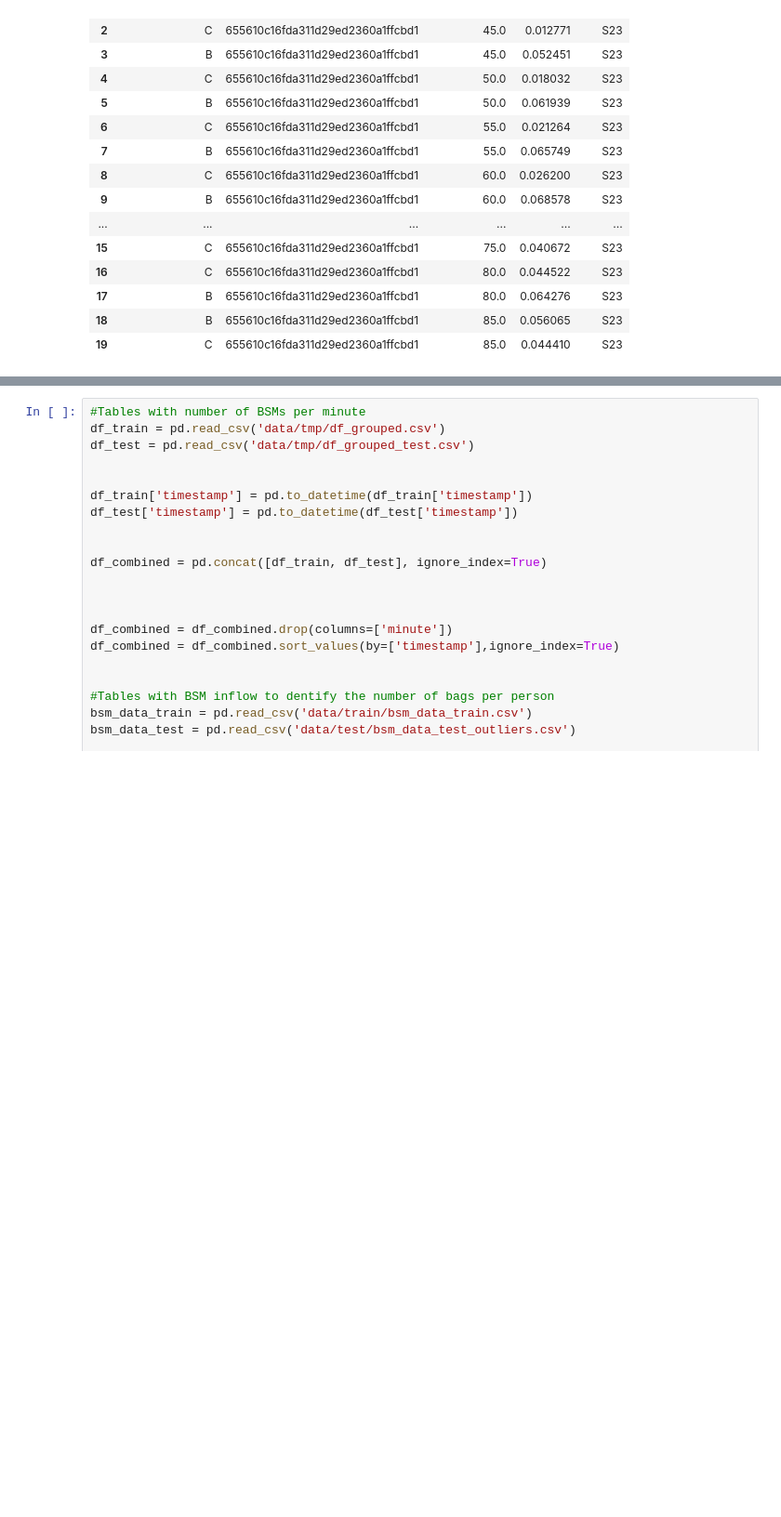
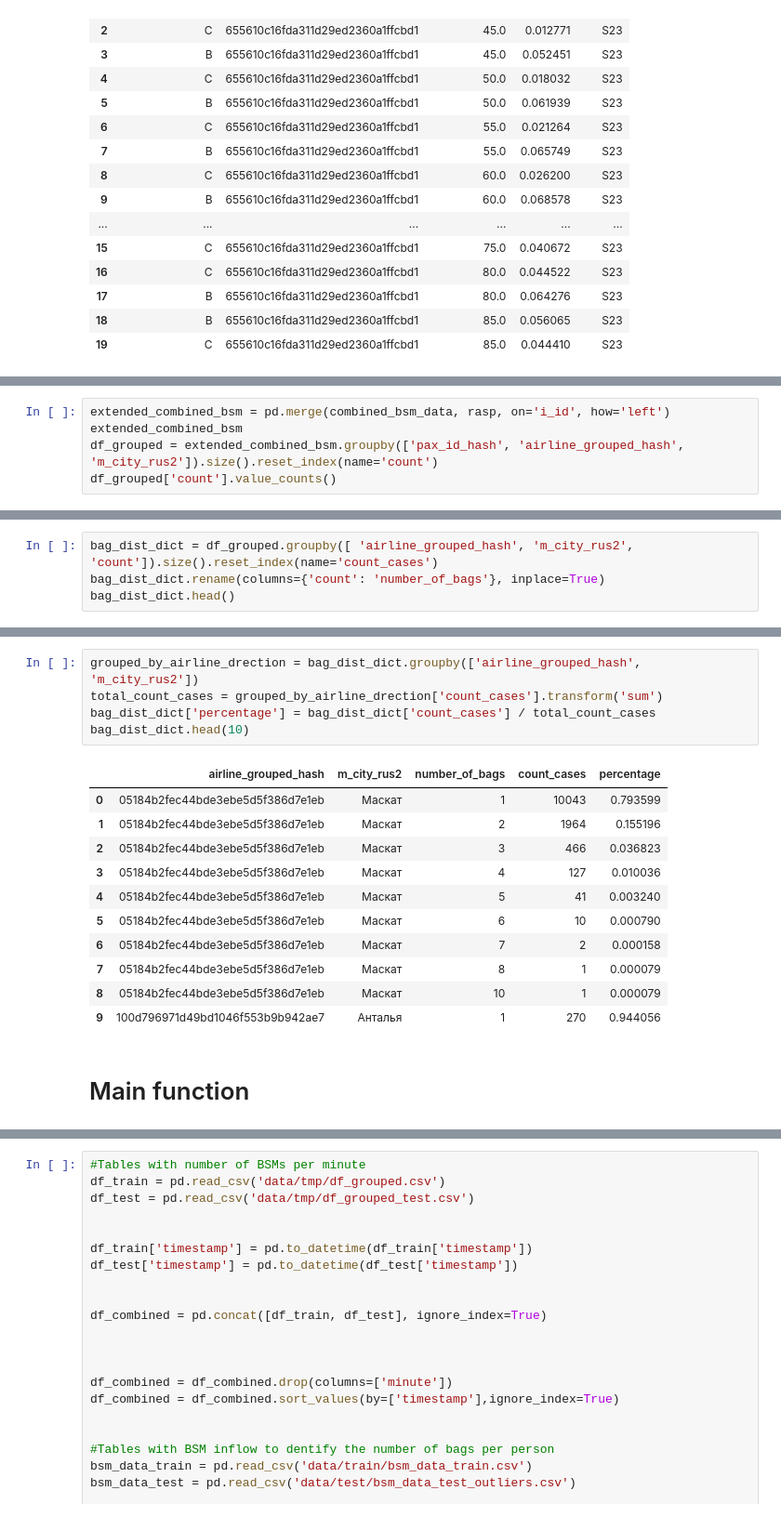
Before and after one commit to AndreyLebedinskiy/CourseProjectYear3, a Jupyter notebook: AgentBasedModel.ipynb, the cells around one changed output, grey strips where cells are left out. Shown: that part at 93% size. Drawn from its saved outputs; the diff is of its cells as text; blank space fills up the shorter version.

```diff
--- a/AgentBasedModel.ipynb
+++ b/AgentBasedModel.ipynb
@@ -148,0 +118,5 @@ rasp
+# %%
+extended_combined_bsm = pd.merge(combined_bsm_data, rasp, on='i_id', how='left')
+extended_combined_bsm
+df_grouped = extended_combined_bsm.groupby(['pax_id_hash', 'airline_grouped_hash', 'm_city_rus2']).size().reset_index(name='count')
+df_grouped['count'].value_counts()
@@ -148,0 +136,4 @@ rasp
+# %%
+bag_dist_dict = df_grouped.groupby([ 'airline_grouped_hash', 'm_city_rus2', 'count']).size().reset_index(name='count_cases')
+bag_dist_dict.rename(columns={'count': 'number_of_bags'}, inplace=True)
+bag_dist_dict.head()
@@ -148,0 +147,19 @@ rasp
+# %%
+grouped_by_airline_drection = bag_dist_dict.groupby(['airline_grouped_hash', 'm_city_rus2'])
+total_count_cases = grouped_by_airline_drection['count_cases'].transform('sum')
+bag_dist_dict['percentage'] = bag_dist_dict['count_cases'] / total_count_cases
+bag_dist_dict.head(10)
+# %% [output]
+|  | airline_grouped_hash | m_city_rus2 | number_of_bags | count_cases | percentage |
+| 0 | 05184b2fec44bde3ebe5d5f386d7e1eb | Маскат | 1 | 10043 | 0.793599 |
+| 1 | 05184b2fec44bde3ebe5d5f386d7e1eb | Маскат | 2 | 1964 | 0.155196 |
+| 2 | 05184b2fec44bde3ebe5d5f386d7e1eb | Маскат | 3 | 466 | 0.036823 |
+| 3 | 05184b2fec44bde3ebe5d5f386d7e1eb | Маскат | 4 | 127 | 0.010036 |
+| 4 | 05184b2fec44bde3ebe5d5f386d7e1eb | Маскат | 5 | 41 | 0.003240 |
+| 5 | 05184b2fec44bde3ebe5d5f386d7e1eb | Маскат | 6 | 10 | 0.000790 |
+| 6 | 05184b2fec44bde3ebe5d5f386d7e1eb | Маскат | 7 | 2 | 0.000158 |
+| 7 | 05184b2fec44bde3ebe5d5f386d7e1eb | Маскат | 8 | 1 | 0.000079 |
+| 8 | 05184b2fec44bde3ebe5d5f386d7e1eb | Маскат | 10 | 1 | 0.000079 |
+| 9 | 100d796971d49bd1046f553b9b942ae7 | Анталья | 1 | 270 | 0.944056 |
+# %% [markdown]
+# Main function
```
Also changed, not shown: parts of 7 cells of this notebook.
